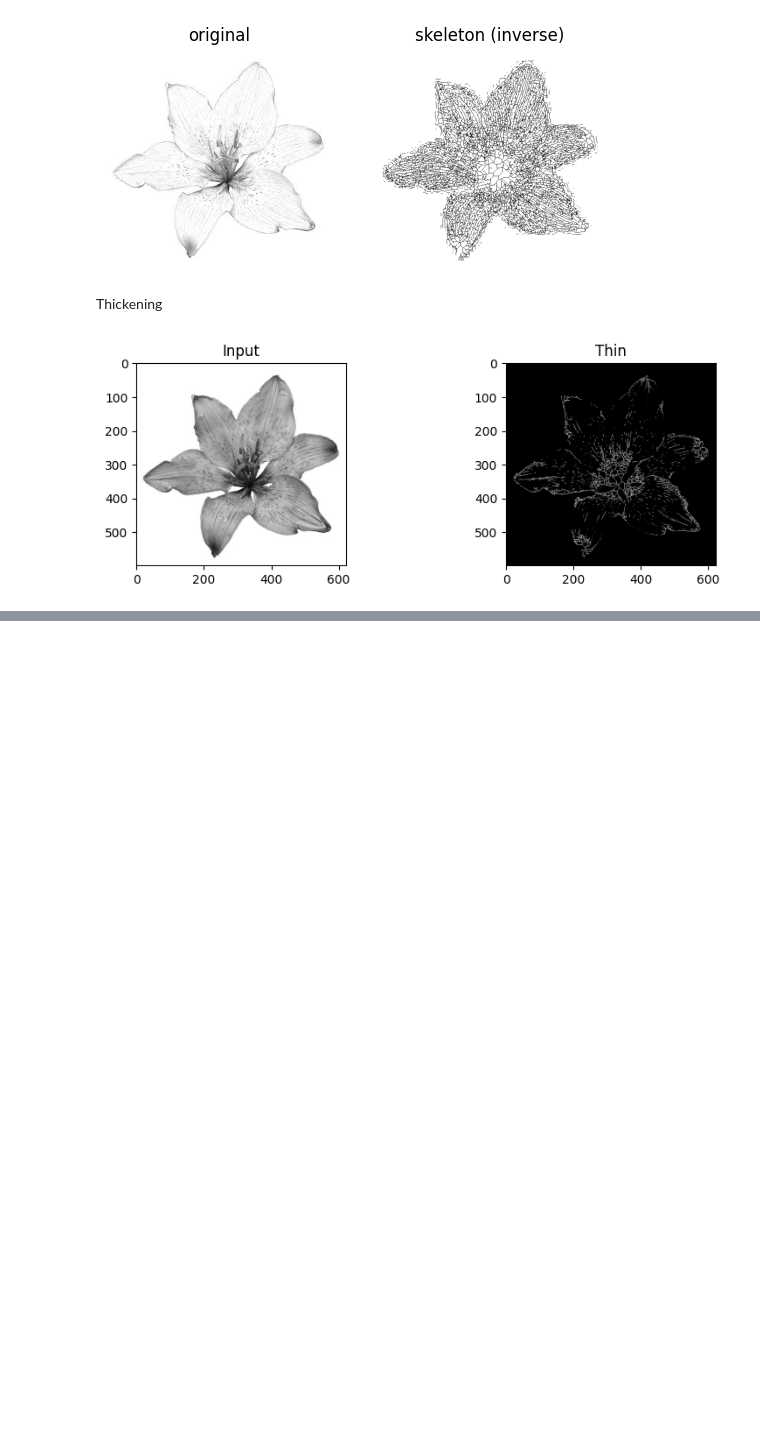
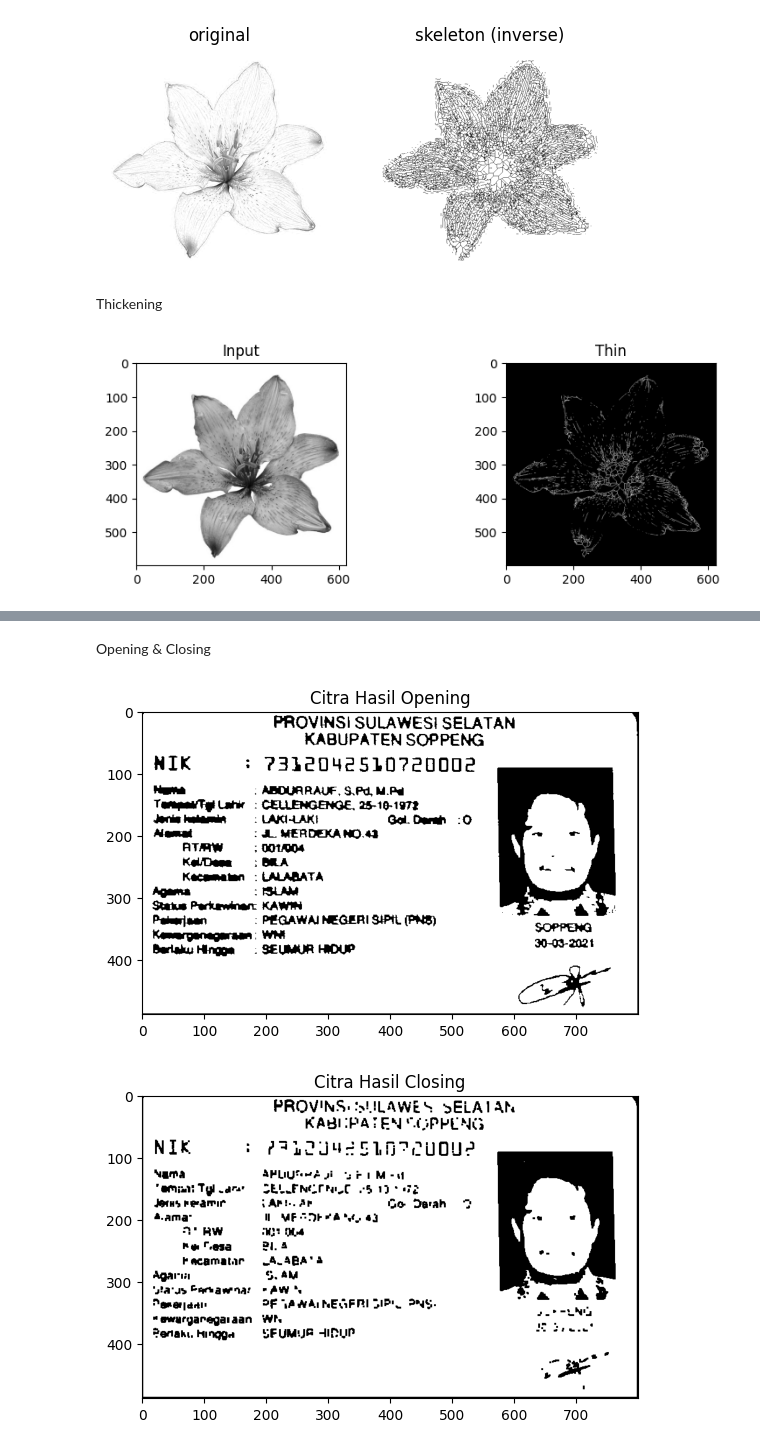
Before and after one commit to anabellatus/PCVK_Ganjil_2024, a Jupyter notebook: Week9.ipynb, the cells around one changed output, grey strips where cells are left out. Drawn from its saved outputs; the diff is of its cells as text; code cells hidden in the pictures; blank space fills up the shorter version.

```diff
--- a/Week9.ipynb
+++ b/Week9.ipynb
@@ -542,0 +610,17 @@ plt.show()
+# %% [markdown]
+Opening & Closing
+# %%
+# Opening: erosi lalu dilasi
+opened_img = dilasi_citra(erosi_citra(binary_img, 3), 3)
+plt.imshow(opened_img, cmap='gray')
+plt.title("Citra Hasil Opening")
+plt.show()
+
+# Closing: dilasi lalu erosi
+closed_img = erosi_citra(dilasi_citra(binary_img, 3), 3)
+plt.imshow(closed_img, cmap='gray')
+plt.title("Citra Hasil Closing")
+plt.show()
+# %% [output]
+[figure, added]
+[figure, added]
```
Also changed, not shown: parts of 9 cells of this notebook.
